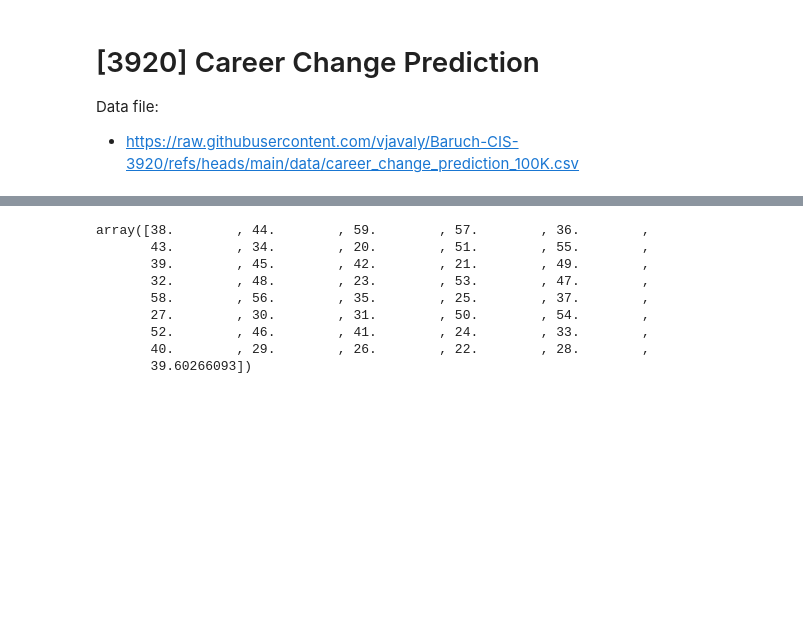
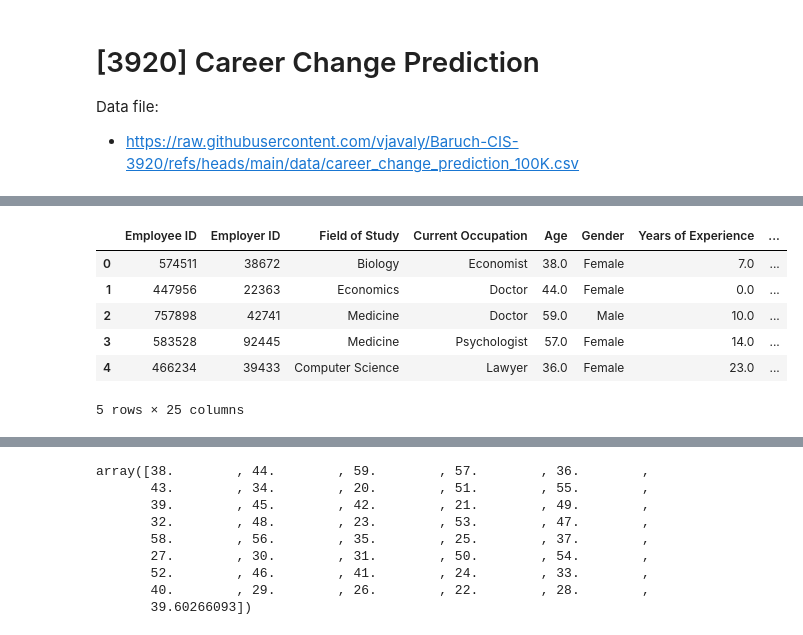
Before and after one commit to Natalie-Bojorquez/CIS3920Group4, a Jupyter notebook: CIS3920_Group4.ipynb, the cells around one changed output, grey strips where cells are left out. Cells and saved outputs as stored; diff of their text form; code cells hidden in the pictures; blank space fills up the shorter version.

```diff
--- a/CIS3920_Group4.ipynb
+++ b/CIS3920_Group4.ipynb
@@ -132,0 +110,11 @@ Likely to Change Occupation: ['Likely' 'Unlikely']
+# %%
+# Preview first 5 rows
+raw_df.head()
+# %% [output]
+|  | Employee ID | Employer ID | Field of Study | Current Occupation | Age | Gender | Years of Experience | ... |
+| 0 | 574511 | 38672 | Biology | Economist | 38.0 | Female | 7.0 | ... |
+| 1 | 447956 | 22363 | Economics | Doctor | 44.0 | Female | 0.0 | ... |
+| 2 | 757898 | 42741 | Medicine | Doctor | 59.0 | Male | 10.0 | ... |
+| 3 | 583528 | 92445 | Medicine | Psychologist | 57.0 | Female | 14.0 | ... |
+| 4 | 466234 | 39433 | Computer Science | Lawyer | 36.0 | Female | 23.0 | ... |
+5 rows × 25 columns
```
Also changed, not shown: parts of 47 cells of this notebook.
